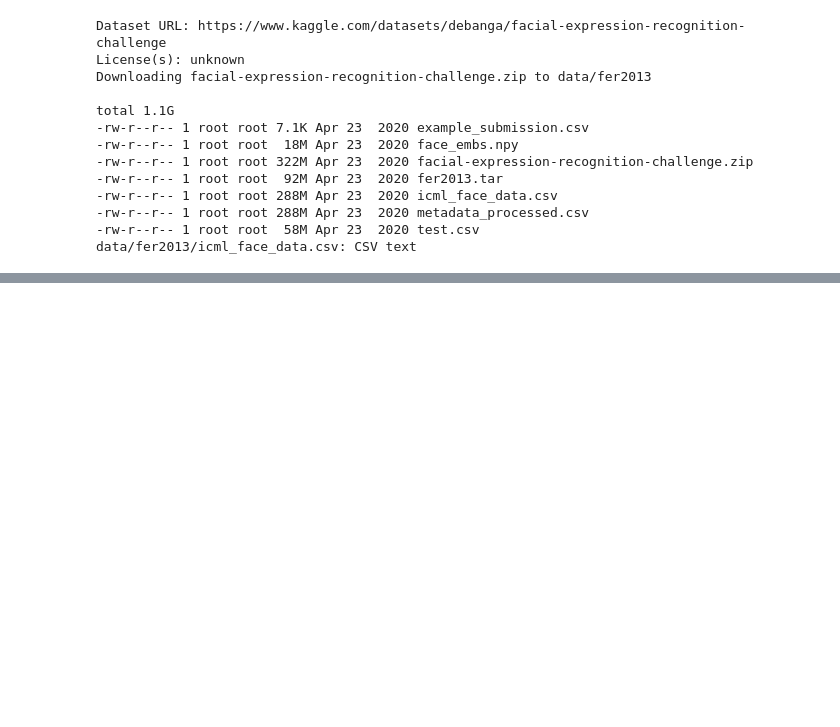
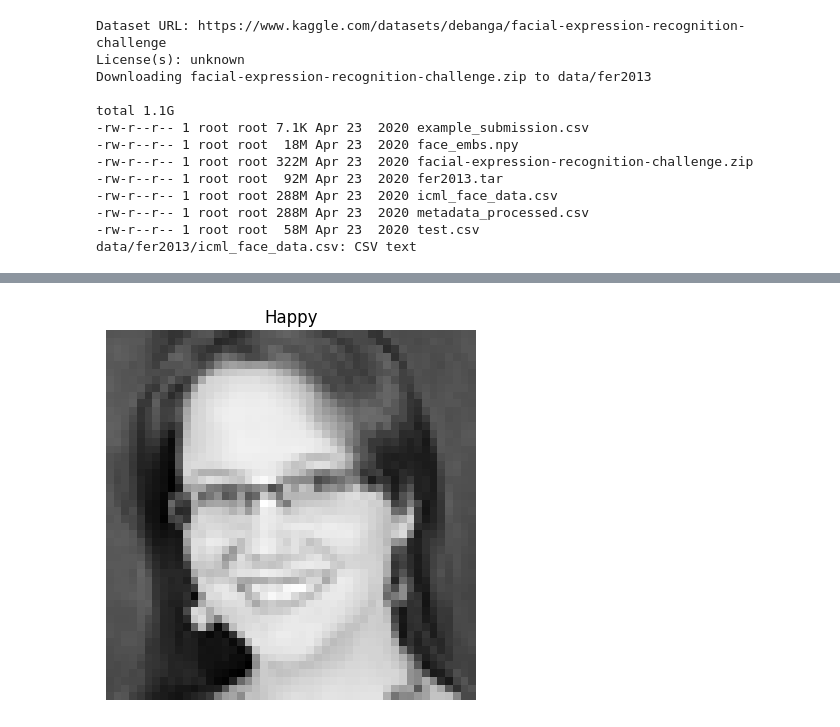
Before and after one commit to Rishi-Jain-27/fer2013-classifier, a Jupyter notebook: fer2013-classifier.ipynb, the cells around one changed output, grey strips where cells are left out. Saved outputs shown, nothing was run; the diff lists cells and outputs as text; code cells hidden in the pictures; blank space fills up the shorter version.

```diff
--- a/fer2013-classifier.ipynb
+++ b/fer2013-classifier.ipynb
@@ -156,0 +225,10 @@ Shape of first piece of data: torch.Size([1, 48, 48]) | label: 0
+# %%
+# Plot Happy image
+X_happy, y_happy = train_data[7]
+hf.plot_image(img=X_happy,
+              class_names=class_names,
+              label=y_happy,
+              cmap="gray",
+              axis_state=False)
+# %% [output]
+[figure, added]
```
Also changed, not shown: parts of 16 cells of this notebook.
